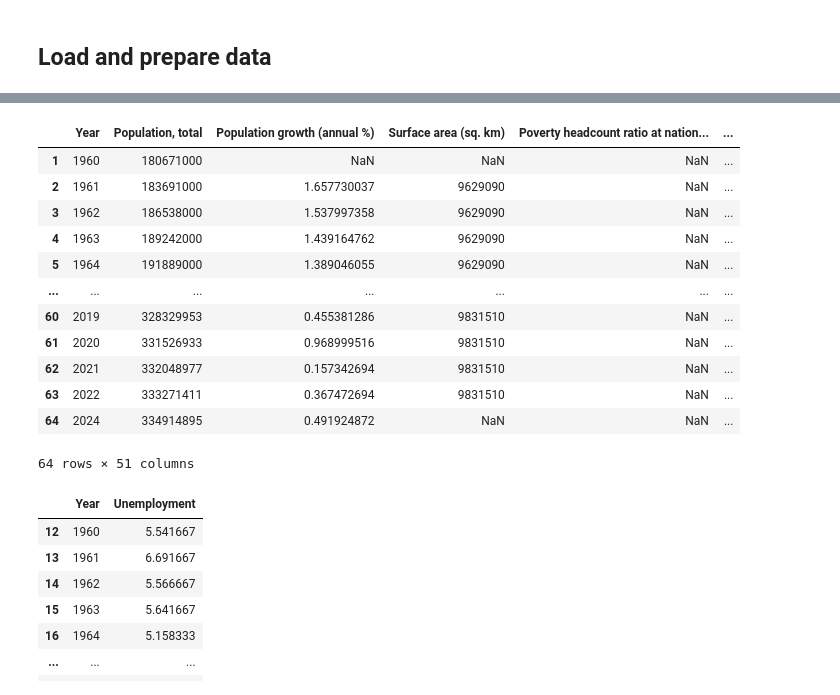
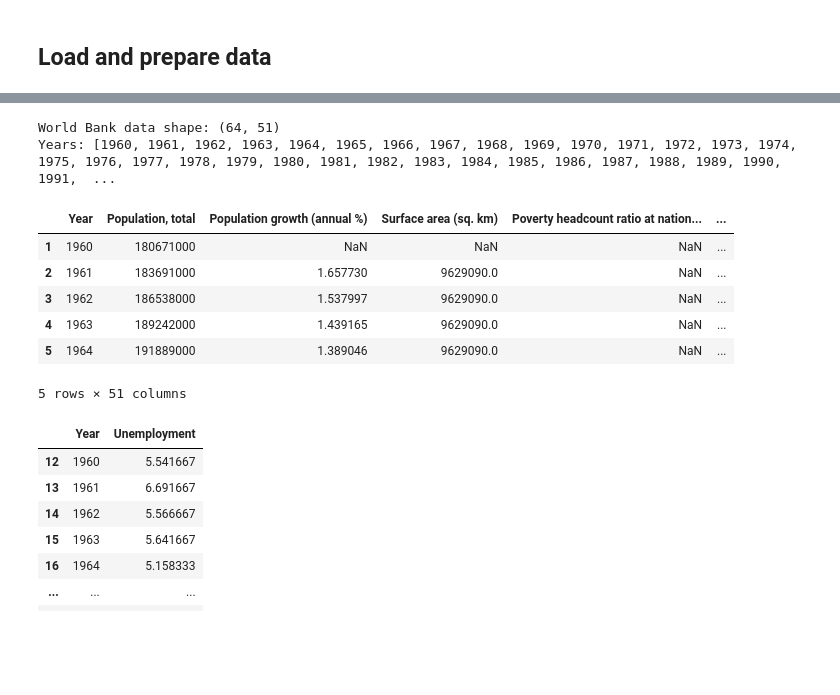
Before and after one commit to sam-grant/election-predictor, a Jupyter notebook: ana/ana.ipynb, the cells around one changed output, grey strips where cells are left out. Saved outputs shown, nothing was run; the diff lists cells and outputs as text; code cells hidden in the pictures; blank space fills up the shorter version.

```diff
--- a/ana/ana.ipynb
+++ b/ana/ana.ipynb
@@ -50,36 +52,43 @@ display(df_ele)
 # %%
 # World bank indicators by year https://databank.worldbank.org/indicator/NY.GDP.MKTP.KD.ZG/1ff4a498/Popular-Indicators
-df_wbind = pd.read_csv('../Data/WorldBankPopularIndicators_1960-2023.csv')
-# Replace .. with NaN
-df_wbind.replace('..', np.nan, inplace=True)
-# Drop unneeded columns
-df_wbind = df_wbind.drop(['Series Code', 'Country Name', 'Country Code'], axis=1)
-# Rename
-df_wbind = df_wbind.rename(columns={'Series Name' : 'Year'})
-# Reformat
-df_wbind.columns = df_wbind.columns.str.replace(r'\s\[YR\d{4}\]', '', regex=True)
-# Transpose
+df_wbind = (
+    pd.read_csv("../data/world_bank_indicators_1960-2023.csv")
+    .replace("..", np.nan)
+    .drop(["Series Code", "Country Name", "Country Code"], axis=1)
+    .rename(columns={"Series Name": "Year"})
+)
+
+# Clean column names and transpose
+df_wbind.columns = df_wbind.columns.str.replace(r"\s\[YR\d{4}\]", "", regex=True)
 df_wbind = df_wbind.transpose().reset_index()
-# Reset the column headers
+
+# Set first row as header
 df_wbind.columns = df_wbind.iloc[0]
-# Drop the first row, as it has been set as the header
-df_wbind = df_wbind.drop(index=df_wbind.index[0])
-# For the sake of this exericse, treat 2023 data as 2024 data...
-df_wbind.at[64, 'Year'] = 2024
-# Display
-display(df_wbind)
+df_wbind = df_wbind.drop(index=0)
+
+# Convert all columns to numeric (except Year)
+for col in df_wbind.columns:
+    if col != "Year":
+        df_wbind[col] = pd.to_numeric(df_wbind[col], errors='coerce')
+
+# For the sake of this exercise, treat 2023 data as 2024 data
+df_wbind.loc[df_wbind["Year"] == "2023", "Year"] = "2024"
+
+# Convert Year to int for merging
+df_wbind["Year"] = df_wbind["Year"].astype(int)
+
+print(f"World Bank data shape: {df_wbind.shape}")
+print(f"Years: {sorted(df_wbind['Year'].tolist())}")
+
+display(df_wbind.head())
 # %% [output]
+World Bank data shape: (64, 51)
+Years: [1960, 1961, 1962, 1963, 1964, 1965, 1966, 1967, 1968, 1969, 1970, 1971, 1972, 1973, 1974, 1975, 1976, 1977, 1978, 1979, 1980, 1981, 1982, 1983, 1984, 1985, 1986, 1987, 1988, 1989, 1990, 1991,  ...
 |  | Year | Population, total | Population growth (annual %) | Surface area (sq. km) | Poverty headcount ratio at nation... | ... |
 | 1 | 1960 | 180671000 | NaN | NaN | NaN | ... |
-| 2 | 1961 | 183691000 | 1.657730037 | 9629090 | NaN | ... |
-| 3 | 1962 | 186538000 | 1.537997358 | 9629090 | NaN | ... |
-| 4 | 1963 | 189242000 | 1.439164762 | 9629090 | NaN | ... |
-| 5 | 1964 | 191889000 | 1.389046055 | 9629090 | NaN | ... |
-| ... | ... | ... | ... | ... | ... | ... |
-| 60 | 2019 | 328329953 | 0.455381286 | 9831510 | NaN | ... |
-| 61 | 2020 | 331526933 | 0.968999516 | 9831510 | NaN | ... |
-| 62 | 2021 | 332048977 | 0.157342694 | 9831510 | NaN | ... |
-| 63 | 2022 | 333271411 | 0.367472694 | 9831510 | NaN | ... |
-| 64 | 2024 | 334914895 | 0.491924872 | NaN | NaN | ... |
+| 2 | 1961 | 183691000 | 1.657730 | 9629090.0 | NaN | ... |
+| 3 | 1962 | 186538000 | 1.537997 | 9629090.0 | NaN | ... |
+| 4 | 1963 | 189242000 | 1.439165 | 9629090.0 | NaN | ... |
+| 5 | 1964 | 191889000 | 1.389046 | 9629090.0 | NaN | ... |
-64 rows × 51 columns
+5 rows × 51 columns
 # %%
```
Also changed, not shown: parts of 20 cells of this notebook.
